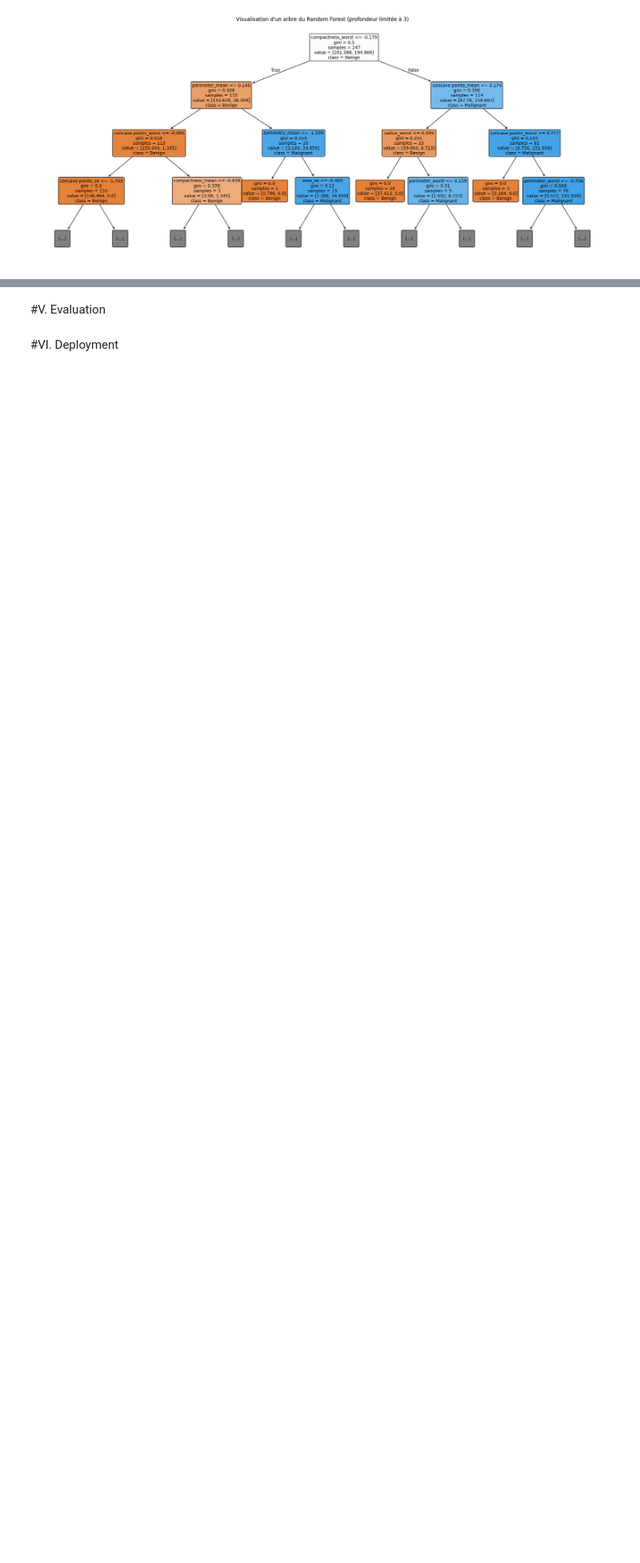
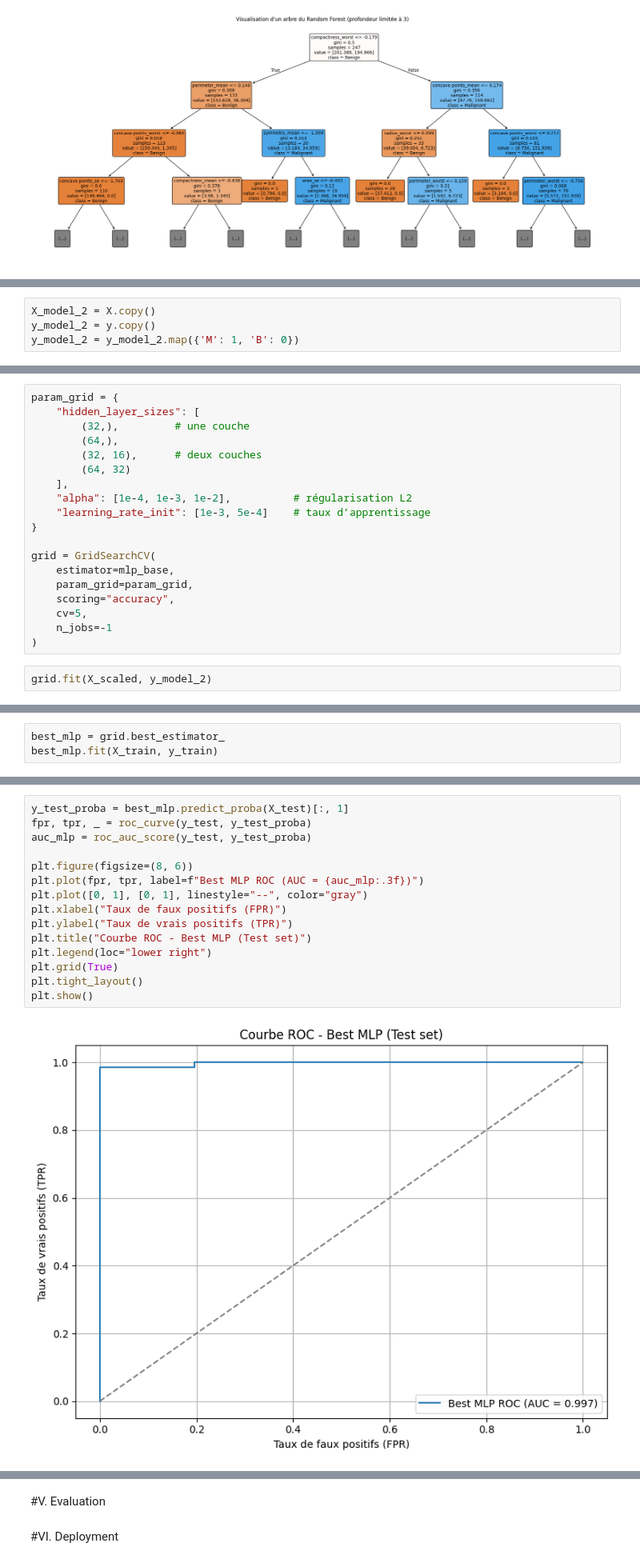
Before and after one commit to eyaguirat10/CoWin-Breast-Cancer-Detection, a Jupyter notebook: Eya_Guirat_Breast_Cancer_Detection.ipynb, the cells around one changed output, grey strips where cells are left out. Shown at 80% size. Cells and saved outputs as stored; diff of their text form; blank space fills up the shorter version.

```diff
--- a/Eya_Guirat_Breast_Cancer_Detection.ipynb
+++ b/Eya_Guirat_Breast_Cancer_Detection.ipynb
@@ -568,0 +601,4 @@ plt.show()
+# %%
+X_model_2 = X.copy()
+y_model_2 = y.copy()
+y_model_2 = y_model_2.map({'M': 1, 'B': 0})
@@ -568,0 +624,21 @@ plt.show()
+# %%
+param_grid = {
+    "hidden_layer_sizes": [
+        (32,),         # une couche
+        (64,),
+        (32, 16),      # deux couches
+        (64, 32)
+    ],
+    "alpha": [1e-4, 1e-3, 1e-2],          # régularisation L2
+    "learning_rate_init": [1e-3, 5e-4]    # taux d’apprentissage
+}
+
+grid = GridSearchCV(
+    estimator=mlp_base,
+    param_grid=param_grid,
+    scoring="accuracy",
+    cv=5,
+    n_jobs=-1
+)
+# %%
+grid.fit(X_scaled, y_model_2)
@@ -568,0 +664,3 @@ plt.show()
+# %%
+best_mlp = grid.best_estimator_
+best_mlp.fit(X_train, y_train)
@@ -568,0 +702,17 @@ plt.show()
+# %%
+y_test_proba = best_mlp.predict_proba(X_test)[:, 1]
+fpr, tpr, _ = roc_curve(y_test, y_test_proba)
+auc_mlp = roc_auc_score(y_test, y_test_proba)
+
+plt.figure(figsize=(8, 6))
+plt.plot(fpr, tpr, label=f"Best MLP ROC (AUC = {auc_mlp:.3f})")
+plt.plot([0, 1], [0, 1], linestyle="--", color="gray")
+plt.xlabel("Taux de faux positifs (FPR)")
+plt.ylabel("Taux de vrais positifs (TPR)")
+plt.title("Courbe ROC - Best MLP (Test set)")
+plt.legend(loc="lower right")
+plt.grid(True)
+plt.tight_layout()
+plt.show()
+# %% [output]
+[figure, added]
```
Also changed, not shown: parts of 19 cells of this notebook.
